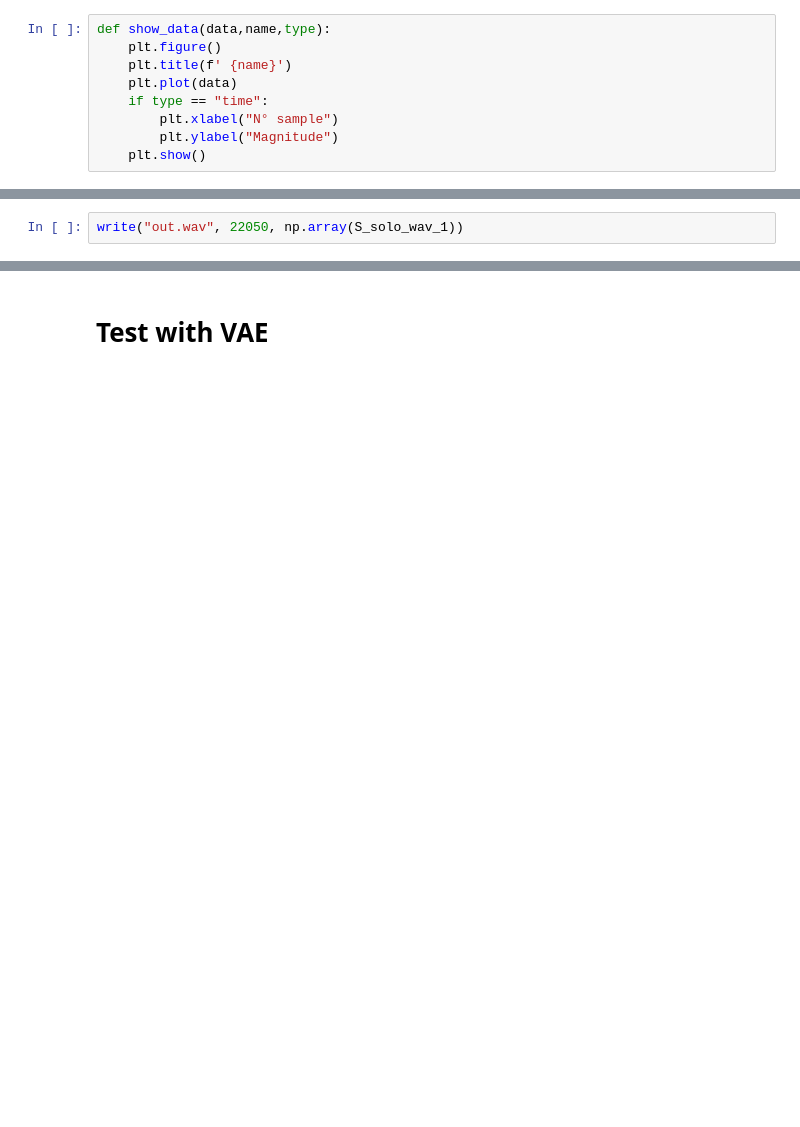
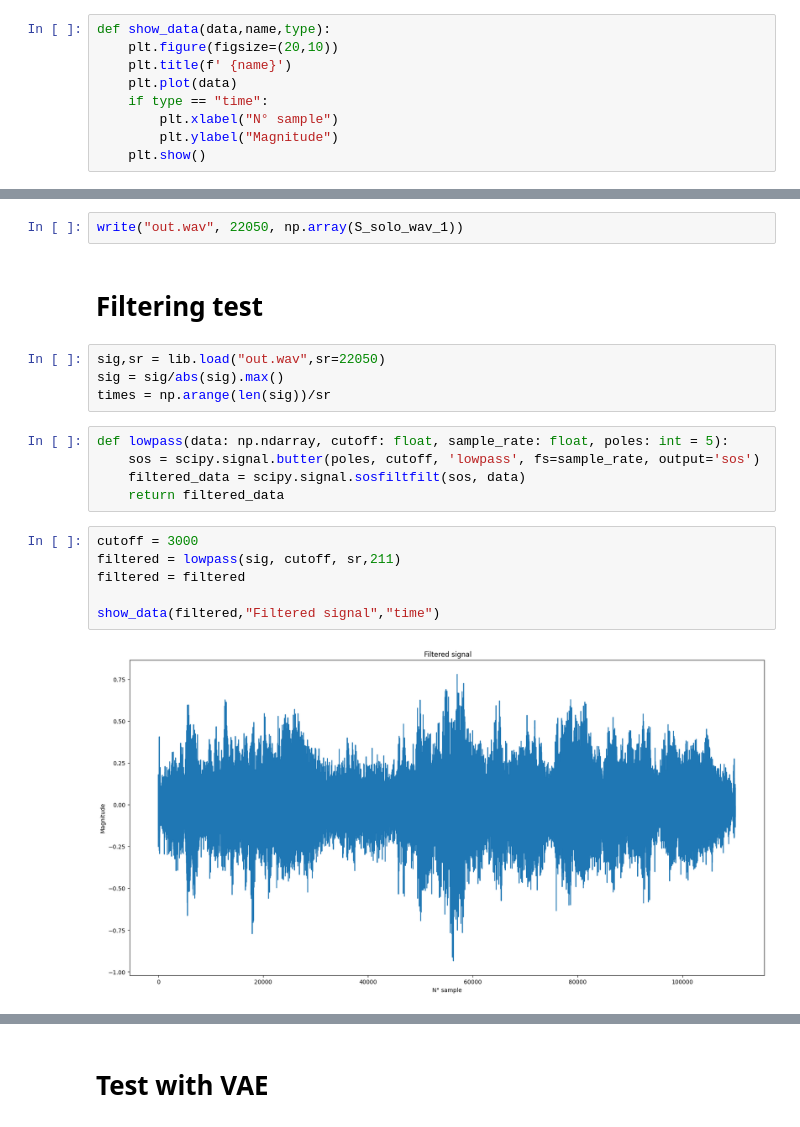
Before and after one commit to MarcoGuzzoC/Audio_Choir_Generator, a Jupyter notebook: GREGO.ipynb, the cells around one changed output, grey strips where cells are left out. Saved outputs shown, nothing was run; the diff lists cells and outputs as text; blank space fills up the shorter version.

```diff
--- a/GREGO.ipynb
+++ b/GREGO.ipynb
@@ -316,7 +318,7 @@ plt.show()
 [figure]
 # %%
 def show_data(data,name,type):
-    plt.figure()
+    plt.figure(figsize=(20,10))
     plt.title(f' {name}')
     plt.plot(data)
     if type == "time":
@@ -334,2 +335,21 @@ ipd.Audio(S_solo_wav_1, rate=22050)
 # %%
 write("out.wav", 22050, np.array(S_solo_wav_1))
+# %% [markdown]
+# Filtering test
+# %%
+sig,sr = lib.load("out.wav",sr=22050)
+sig = sig/abs(sig).max()
+times = np.arange(len(sig))/sr
+# %%
+def lowpass(data: np.ndarray, cutoff: float, sample_rate: float, poles: int = 5):
+    sos = scipy.signal.butter(poles, cutoff, 'lowpass', fs=sample_rate, output='sos')
+    filtered_data = scipy.signal.sosfiltfilt(sos, data)
+    return filtered_data
+# %%
+cutoff = 3000
+filtered = lowpass(sig, cutoff, sr,211)
+filtered = filtered
+
+show_data(filtered,"Filtered signal","time")
+# %% [output]
+[figure, added]
```
Also changed, not shown: parts of 6 cells of this notebook, 4 other files.
